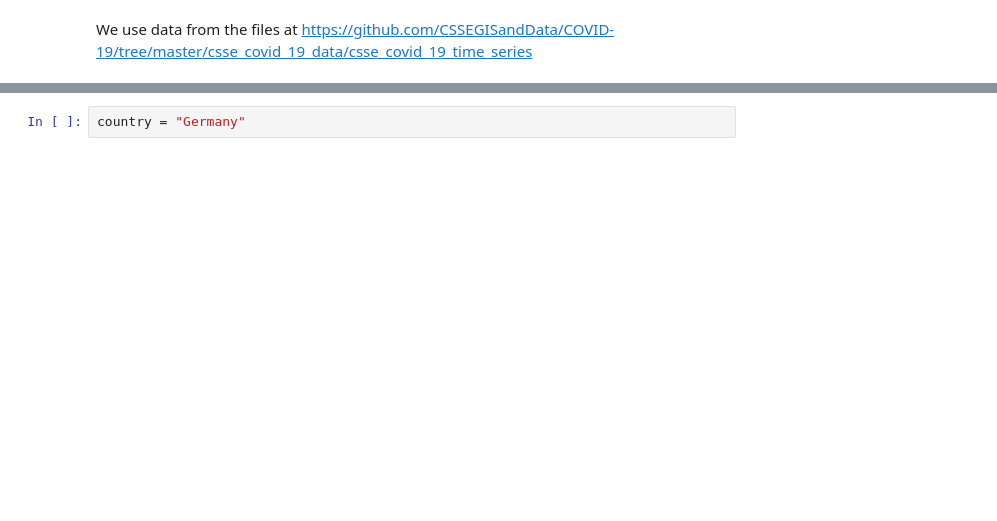
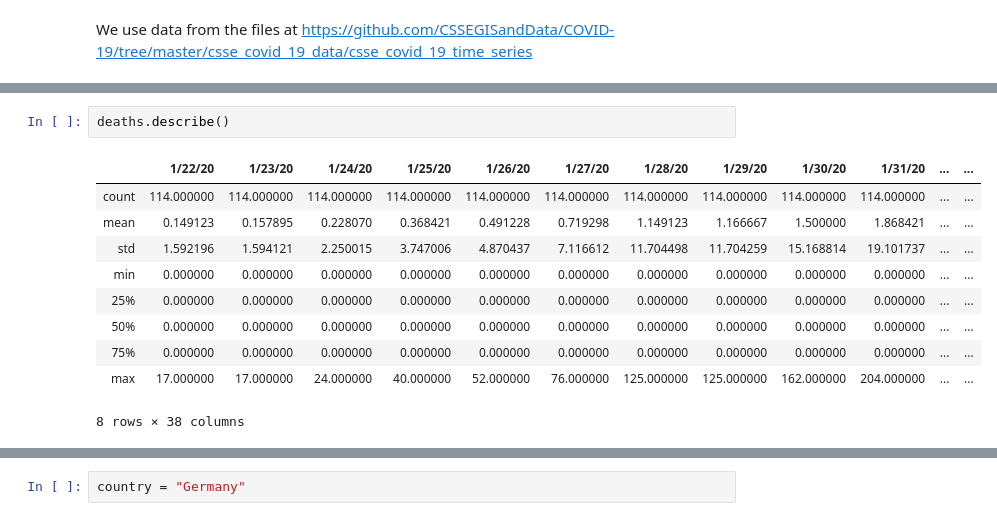
Before and after one commit to oscovida/oscovida, a Jupyter notebook: germany.ipynb, the cells around one changed output, grey strips where cells are left out. Saved outputs shown, nothing was run; the diff lists cells and outputs as text; blank space fills up the shorter version.

```diff
--- a/germany.ipynb
+++ b/germany.ipynb
@@ -35,0 +75,13 @@ Recovered : last data point from 2020-02-28 00:00:00
+# %%
+deaths.describe()
+# %% [output]
+|  | 1/22/20 | 1/23/20 | 1/24/20 | 1/25/20 | 1/26/20 | 1/27/20 | 1/28/20 | 1/29/20 | 1/30/20 | 1/31/20 | ... | ... |
+| count | 114.000000 | 114.000000 | 114.000000 | 114.000000 | 114.000000 | 114.000000 | 114.000000 | 114.000000 | 114.000000 | 114.000000 | ... | ... |
+| mean | 0.149123 | 0.157895 | 0.228070 | 0.368421 | 0.491228 | 0.719298 | 1.149123 | 1.166667 | 1.500000 | 1.868421 | ... | ... |
+| std | 1.592196 | 1.594121 | 2.250015 | 3.747006 | 4.870437 | 7.116612 | 11.704498 | 11.704259 | 15.168814 | 19.101737 | ... | ... |
+| min | 0.000000 | 0.000000 | 0.000000 | 0.000000 | 0.000000 | 0.000000 | 0.000000 | 0.000000 | 0.000000 | 0.000000 | ... | ... |
+| 25% | 0.000000 | 0.000000 | 0.000000 | 0.000000 | 0.000000 | 0.000000 | 0.000000 | 0.000000 | 0.000000 | 0.000000 | ... | ... |
+| 50% | 0.000000 | 0.000000 | 0.000000 | 0.000000 | 0.000000 | 0.000000 | 0.000000 | 0.000000 | 0.000000 | 0.000000 | ... | ... |
+| 75% | 0.000000 | 0.000000 | 0.000000 | 0.000000 | 0.000000 | 0.000000 | 0.000000 | 0.000000 | 0.000000 | 0.000000 | ... | ... |
+| max | 17.000000 | 17.000000 | 24.000000 | 40.000000 | 52.000000 | 76.000000 | 125.000000 | 125.000000 | 162.000000 | 204.000000 | ... | ... |
+8 rows × 38 columns
```
Also changed, not shown: parts of 18 cells of this notebook.
